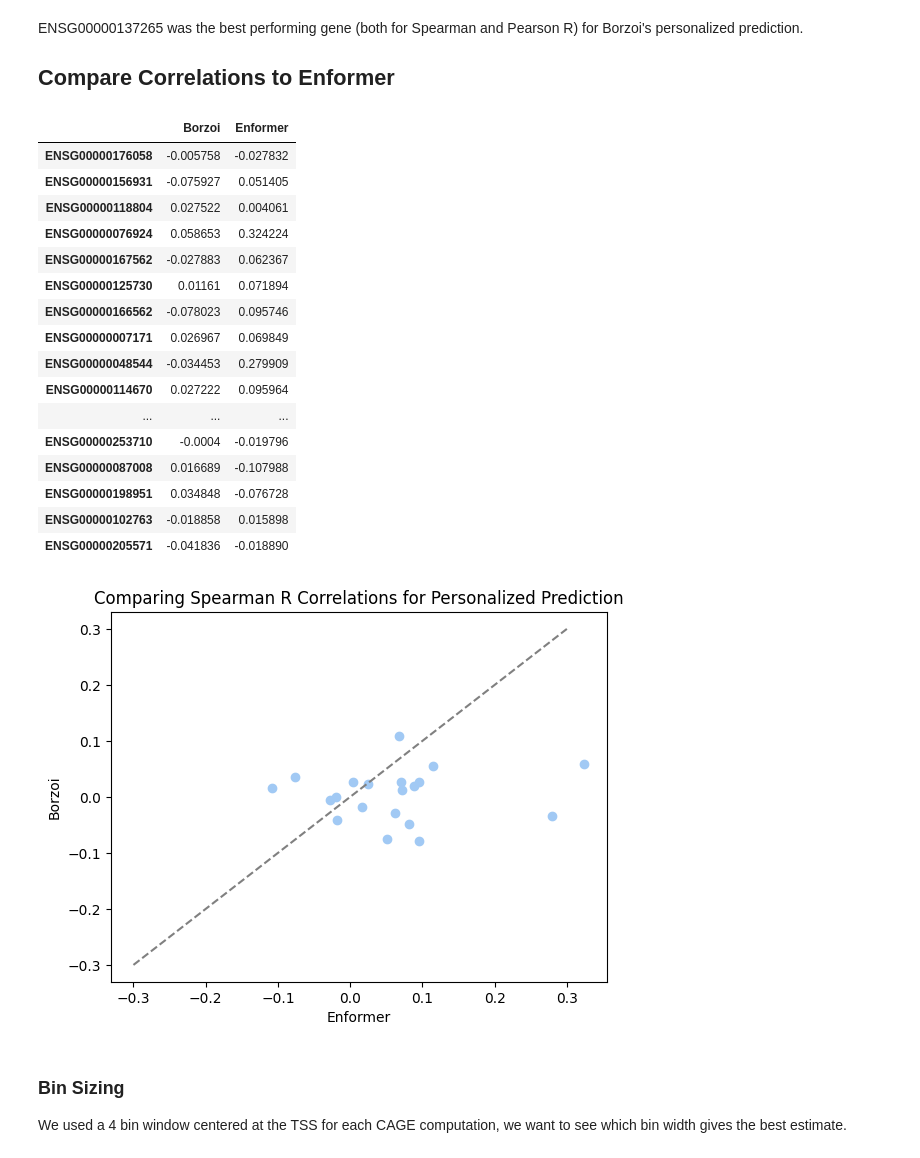
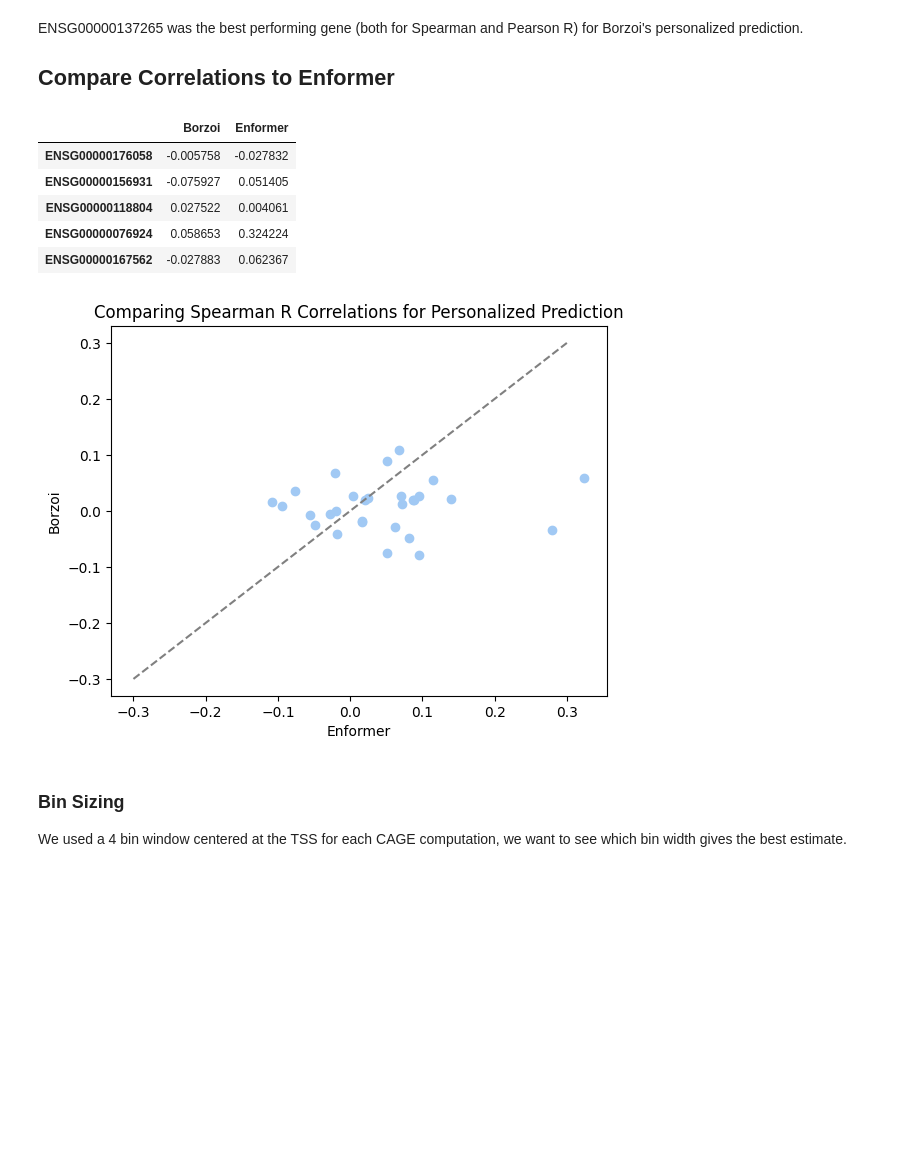
Before and after one commit to hakyimlab/sabrina-deep-learning-in-genomics, a Jupyter notebook: posts/2023-10-20-borzoi-vs-enformer-personalized-prediction/index.ipynb, the cells around one changed output. Saved outputs shown, nothing was run; the diff lists cells and outputs as text; code cells hidden in the pictures; blank space fills up the shorter version.

```diff
--- a/posts/2023-10-20-borzoi-vs-enformer-personalized-prediction/index.ipynb
+++ b/posts/2023-10-20-borzoi-vs-enformer-personalized-prediction/index.ipynb
@@ -60,8 +60,10 @@ seq_out_len = 523264
 predictions_dir = "/eagle/AIHPC4Edu/sabrina/borzoi-personalized-predictions"
 with open("individuals.txt", "r") as f:
     individuals = f.read().splitlines()
+with open("completed_intervals.txt", "r") as f:
+    intervals = f.read().splitlines()
 with open("intervals.txt", "r") as f:
-    intervals = f.read().splitlines()[:20] # test on first few genes
+    intervals.extend(f.read().splitlines()[:5]) # test on first few genes
 # %%
 gene_list = []
 for interval in intervals:
@@ -137,25 +139,14 @@ for gene in gene_list:
 spearman_corr_by_gene["Enformer"] = enformer_corr
 spearman_corr_by_model = spearman_corr_by_gene.rename(columns={"Spearman R": "Borzoi"}).drop(columns=["P-value"])
 # %%
-spearman_corr_by_model
+spearman_corr_by_model.head()
 # %% [output]
 |  | Borzoi | Enformer |
 | ENSG00000176058 | -0.005758 | -0.027832 |
 | ENSG00000156931 | -0.075927 | 0.051405 |
 | ENSG00000118804 | 0.027522 | 0.004061 |
 | ENSG00000076924 | 0.058653 | 0.324224 |
 | ENSG00000167562 | -0.027883 | 0.062367 |
-| ENSG00000125730 | 0.01161 | 0.071894 |
-| ENSG00000166562 | -0.078023 | 0.095746 |
-| ENSG00000007171 | 0.026967 | 0.069849 |
-| ENSG00000048544 | -0.034453 | 0.279909 |
-| ENSG00000114670 | 0.027222 | 0.095964 |
-| ... | ... | ... |
-| ENSG00000253710 | -0.0004 | -0.019796 |
-| ENSG00000087008 | 0.016689 | -0.107988 |
-| ENSG00000198951 | 0.034848 | -0.076728 |
-| ENSG00000102763 | -0.018858 | 0.015898 |
-| ENSG00000205571 | -0.041836 | -0.018890 |
 # %%
 colors = sns.color_palette("pastel")
 plt.scatter(spearman_corr_by_model['Enformer'], spearman_corr_by_model['Borzoi'], marker='o', color=colors[0])
@@ -168,7 +159,7 @@ plt.title("Comparing Spearman R Correlations for Personalized Prediction")
 
 plt.show()
 # %% [output]
-[figure, old version]
+[figure, new version]
 # %% [markdown]
 ### Bin Sizing
 
```
Also changed, not shown: parts of 4 cells of this notebook.
